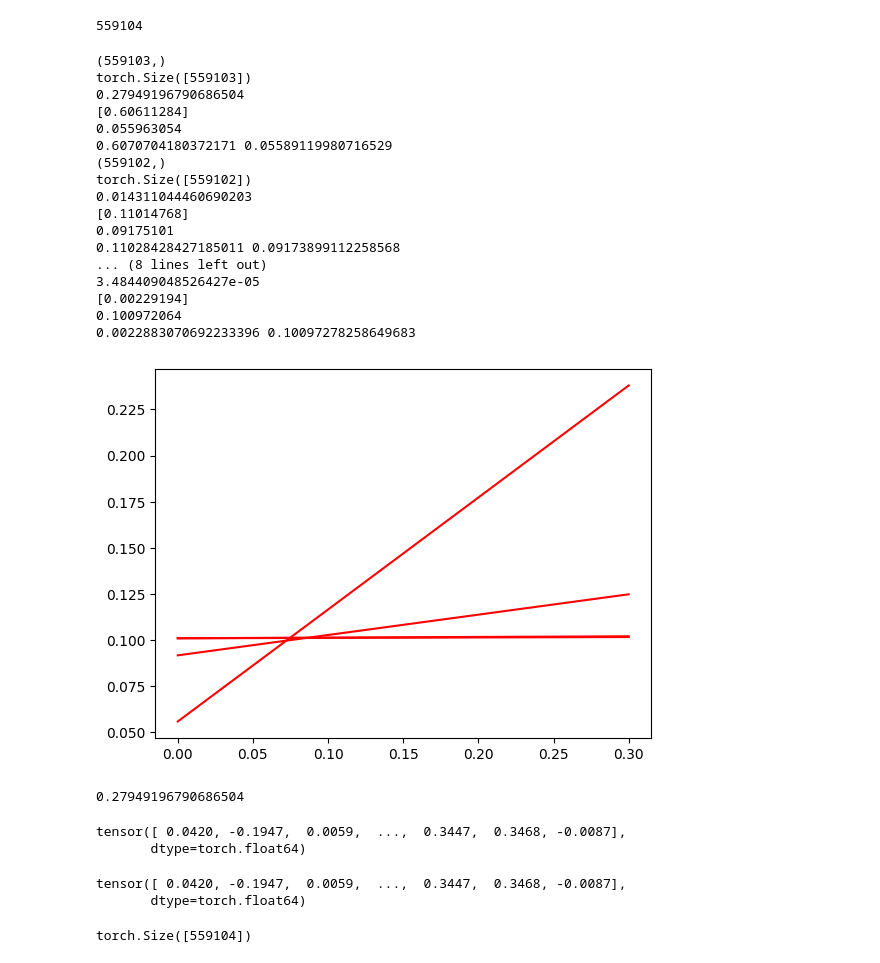
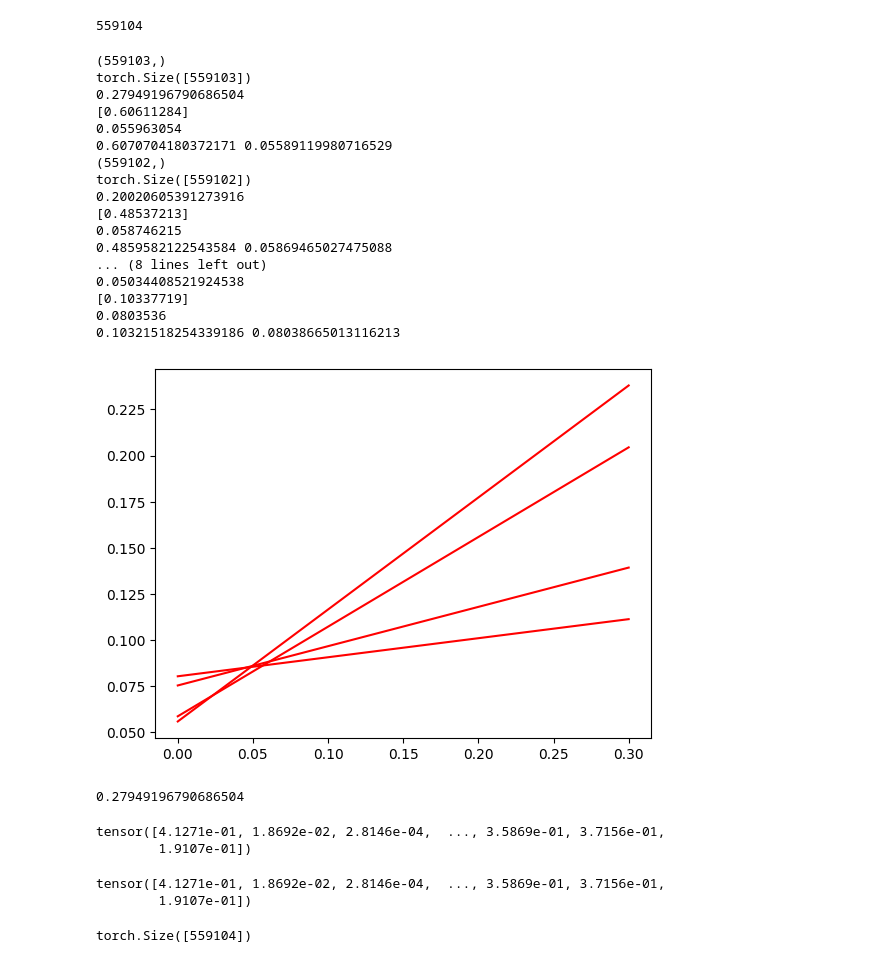
Before and after one commit to ivopascal/Error-perception-classification-in-BCI-using-CNN_private, a Jupyter notebook: Metrics_analysis.ipynb, the cells around one changed output. Saved outputs shown, nothing was run; the diff lists cells and outputs as text; code cells hidden in the pictures.

```diff
--- a/Metrics_analysis.ipynb
+++ b/Metrics_analysis.ipynb
@@ -166,7 +166,7 @@ len(test_metrics_continuous.y_predicted)
 best_score = -1
 best_i = 1
 best_reg = None
-decorrelate_variance = True
+decorrelate_variance = False
 
 
 for i in range(1, 5):
@@ -181,42 +181,42 @@ for i in range(1, 5):
     plt.plot([0, 0.3], m*np.array([0, 0.3])+b, color='red')
 
 
     reg = LinearRegression().fit(x.reshape(-1, 1), y)
 
     score = reg.score(x.reshape(-1, 1), y)
 
     if decorrelate_variance:
         pred_variances = reg.predict(np.abs(np.diff(test_metrics_continuous.y_predicted, n=i, prepend=[0] * i)).reshape(-1, 1))
         test_metrics_continuous.y_variance = test_metrics_continuous.y_variance - pred_variances + pred_variances.mean()
 
     if score > best_score:
         best_score = score
         best_i = i
         best_reg = reg
 
     print(score)
     print(reg.coef_)
     print(reg.intercept_)
     print(m, b)
 # %% [output]
 (559103,)
 torch.Size([559103])
 0.27949196790686504
 [0.60611284]
 0.055963054
 0.6070704180372171 0.05589119980716529
 (559102,)
 torch.Size([559102])
-0.014311044460690203
-[0.11014768]
-0.09175101
-0.11028428427185011 0.09173899112258568
+0.20020605391273916
+[0.48537213]
+0.058746215
+0.4859582122543584 0.05869465027475088
 ... (8 lines left out)
-3.484409048526427e-05
-[0.00229194]
-0.100972064
-0.0022883070692233396 0.10097278258649683
+0.05034408521924538
+[0.10337719]
+0.0803536
+0.10321518254339186 0.08038665013116213
-[figure, old version]
+[figure, new version]
 # %%
 best_score
 # %% [output]
@@ -224,13 +224,13 @@ best_score
 # %%
 test_metrics_continuous.y_variance
 # %% [output]
-tensor([ 0.0420, -0.1947,  0.0059,  ...,  0.3447,  0.3468, -0.0087],
-       dtype=torch.float64)
+tensor([4.1271e-01, 1.8692e-02, 2.8146e-04,  ..., 3.5869e-01, 3.7156e-01,
+        1.9107e-01])
 # %%
 test_metrics_continuous.y_variance
 # %% [output]
-tensor([ 0.0420, -0.1947,  0.0059,  ...,  0.3447,  0.3468, -0.0087],
-       dtype=torch.float64)
+tensor([4.1271e-01, 1.8692e-02, 2.8146e-04,  ..., 3.5869e-01, 3.7156e-01,
+        1.9107e-01])
 # %%
 test_metrics_continuous.y_subj_idx.shape
 # %% [output]
```
Also changed, not shown: parts of 13 cells of this notebook, 11 other files.
